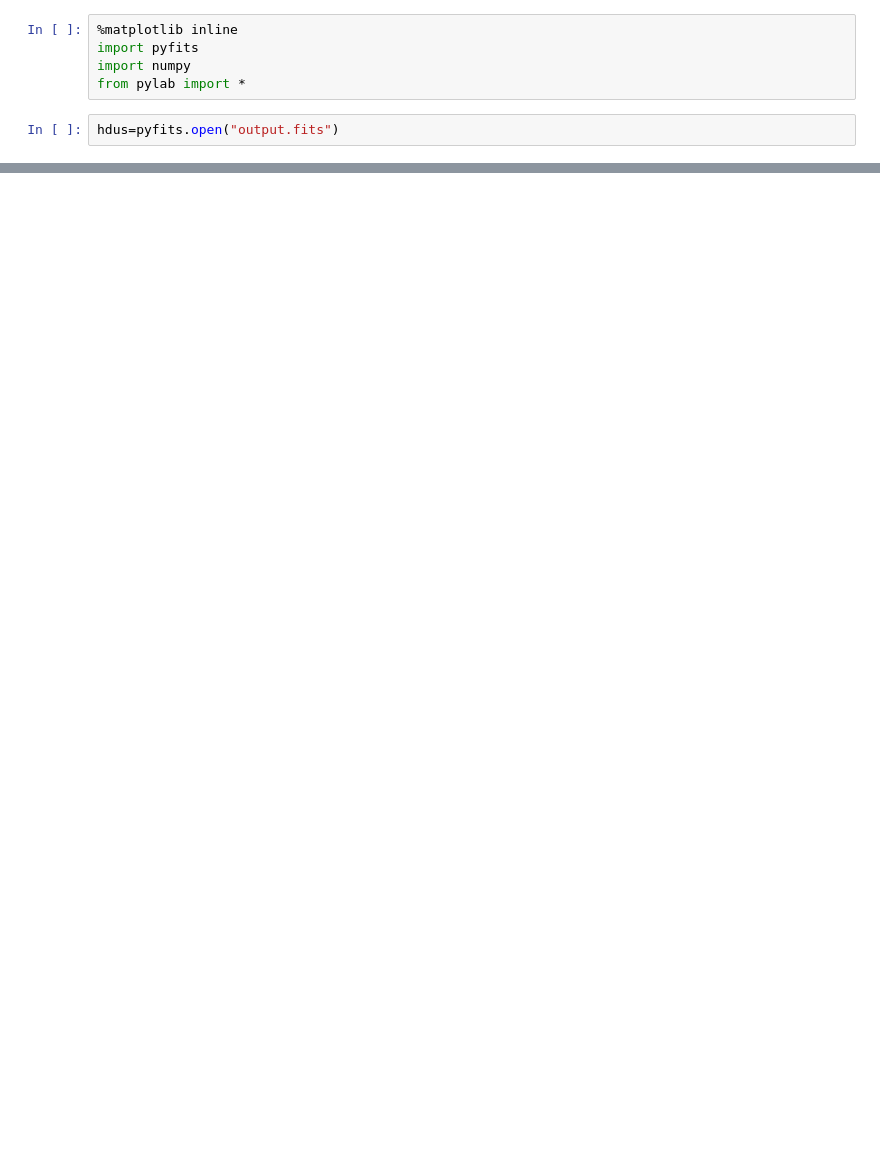
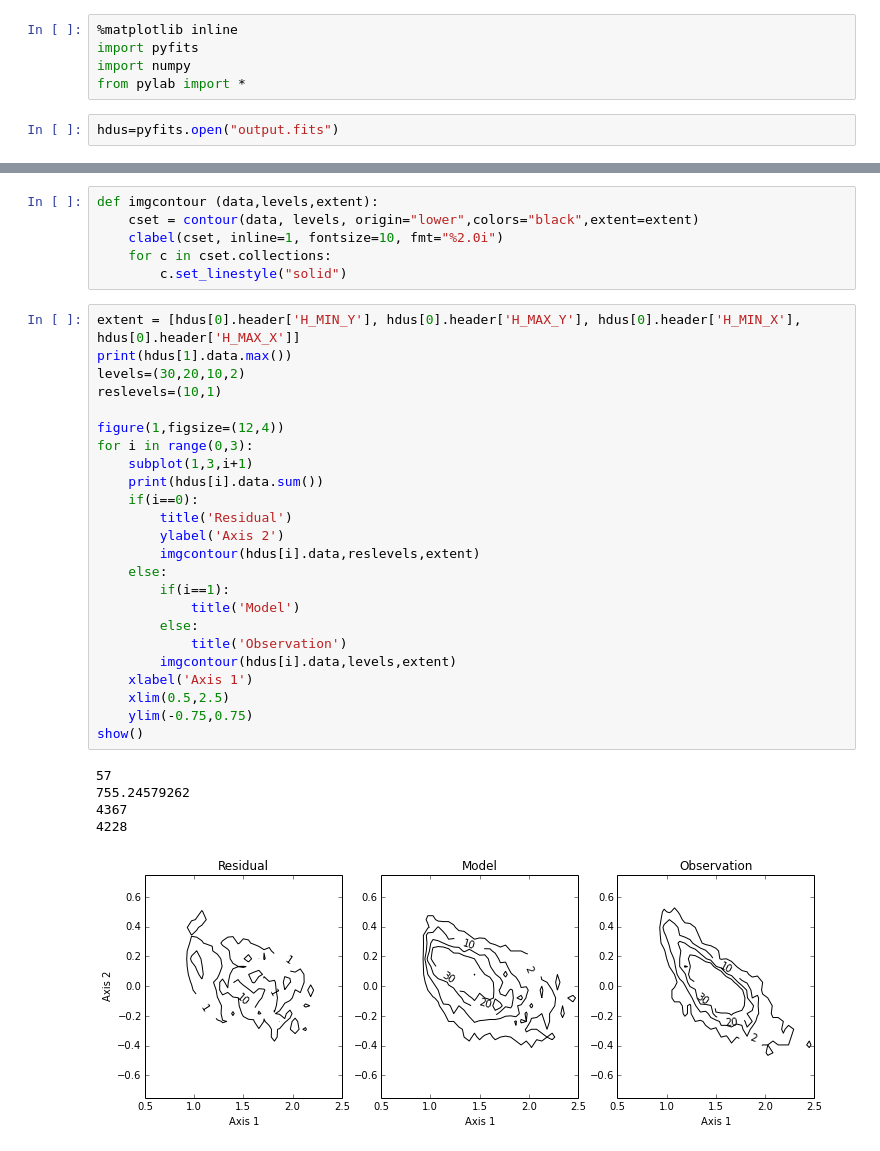
Before and after one commit to nkurinsky/SurveySim, a Jupyter notebook: trunk/output/Plot Output.ipynb, the cells around one changed output, grey strips where cells are left out. Drawn from its saved outputs; the diff is of its cells as text; blank space fills up the shorter version.

```diff
--- a/trunk/output/Plot Output.ipynb
+++ b/trunk/output/Plot Output.ipynb
@@ -32,3 +33,39 @@ show()
+# %%
+def imgcontour (data,levels,extent):
+    cset = contour(data, levels, origin="lower",colors="black",extent=extent)
+    clabel(cset, inline=1, fontsize=10, fmt="%2.0i")
+    for c in cset.collections:
+        c.set_linestyle("solid")
+# %%
+extent = [hdus[0].header['H_MIN_Y'], hdus[0].header['H_MAX_Y'], hdus[0].header['H_MIN_X'], hdus[0].header['H_MAX_X']]
+print(hdus[1].data.max())
+levels=(30,20,10,2)
+reslevels=(10,1)
+
+figure(1,figsize=(12,4))
+for i in range(0,3):
+    subplot(1,3,i+1)
+    print(hdus[i].data.sum())
+    if(i==0):
+        title('Residual')
+        ylabel('Axis 2')
+        imgcontour(hdus[i].data,reslevels,extent)
+    else:
+        if(i==1):
+            title('Model')
+        else:
+            title('Observation')
+        imgcontour(hdus[i].data,levels,extent)
+    xlabel('Axis 1')
+    xlim(0.5,2.5)
+    ylim(-0.75,0.75)
+show()
+# %% [output]
+57
+755.24579262
+4367
+4228
+[figure, added]
 # %%
 dists=hdus[3].data
 #hdus[3].data.names
```
Also changed, not shown: parts of 10 cells of this notebook, 2 other files.
